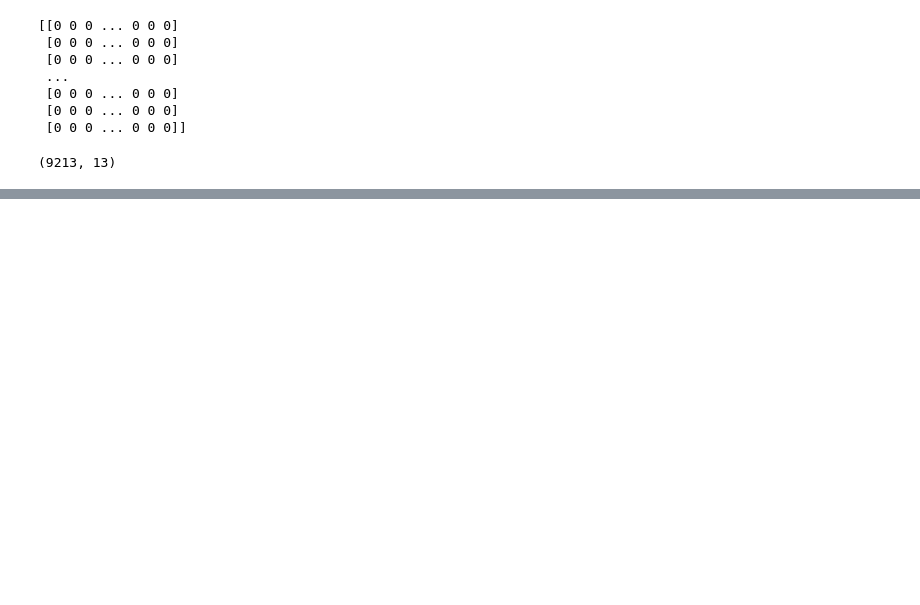
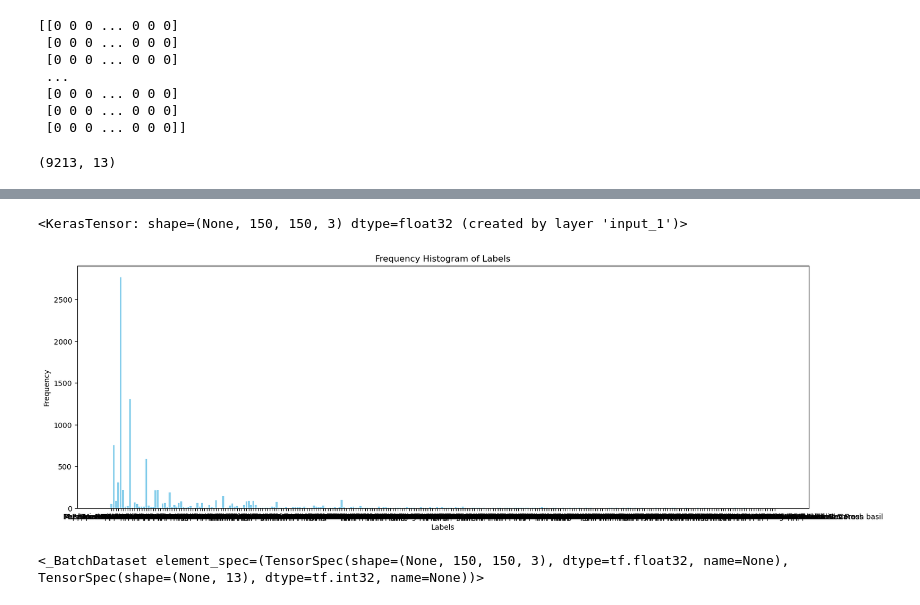
Before and after one commit to ichiro10/Pizza_Toppings_Detection, a Jupyter notebook: CNN.ipynb, the cells around one changed output, grey strips where cells are left out. Saved outputs shown, nothing was run; the diff lists cells and outputs as text; code cells hidden in the pictures; blank space fills up the shorter version.

```diff
--- a/CNN.ipynb
+++ b/CNN.ipynb
@@ -97,0 +139,6 @@ array([0, 0, 0, 1, 1, 0, 0, 0, 0, 0, 0, 0, 0])
+# %%
+def preprocess_data(img, label):
+    img = tf.cast(img, tf.float32) / 255.0
+    return img, label
+# %%
+train_dataset = train_dataset.map(preprocess_data)
@@ -97,0 +149,3 @@ array([0, 0, 0, 1, 1, 0, 0, 0, 0, 0, 0, 0, 0])
+# %%
+for image, label in train_dataset.take(1):
+    input_tensor = tf.keras.Input(shape=image.shape)
@@ -97,0 +154,39 @@ array([0, 0, 0, 1, 1, 0, 0, 0, 0, 0, 0, 0, 0])
+# %%
+input_tensor
+# %% [output]
+<KerasTensor: shape=(None, 150, 150, 3) dtype=float32 (created by layer 'input_1')>
+# %%
+labels = []
+for i in range(1,9214):
+        j= '{:05d}'.format(i)
+        img_path = dataset+"/"+str(j)+'.jpg'
+        cat=[]
+        for k, label in enumerate(y[i-1]):
+            if label == 1:
+                cat.append(categories[k])
+
+        # Join categories into a single string
+        if cat ==[]:
+            cat_str = 'None'
+        else :
+            cat_str = ' & '.join(cat)
+
+        labels.append(cat_str)
+# %%
+import matplotlib.pyplot as plt
+from collections import Counter
+
+# Visualise label distribution
+
+label_counts = Counter(labels)
+labels, frequencies = zip(*label_counts.items())
+
+# Plot the histogram
+plt.figure(figsize=(18, 6))
+plt.bar(labels, frequencies, color='skyblue')
+plt.xlabel('Labels')
+plt.ylabel('Frequency')
+plt.title('Frequency Histogram of Labels')
+plt.show()
+# %% [output]
+[figure, added]
@@ -97,0 +203,4 @@ array([0, 0, 0, 1, 1, 0, 0, 0, 0, 0, 0, 0, 0])
+# %%
+print(train_dataset)
+# %% [output]
+<_BatchDataset element_spec=(TensorSpec(shape=(None, 150, 150, 3), dtype=tf.float32, name=None), TensorSpec(shape=(None, 13), dtype=tf.int32, name=None))>
```
Also changed, not shown: parts of 15 cells of this notebook.
